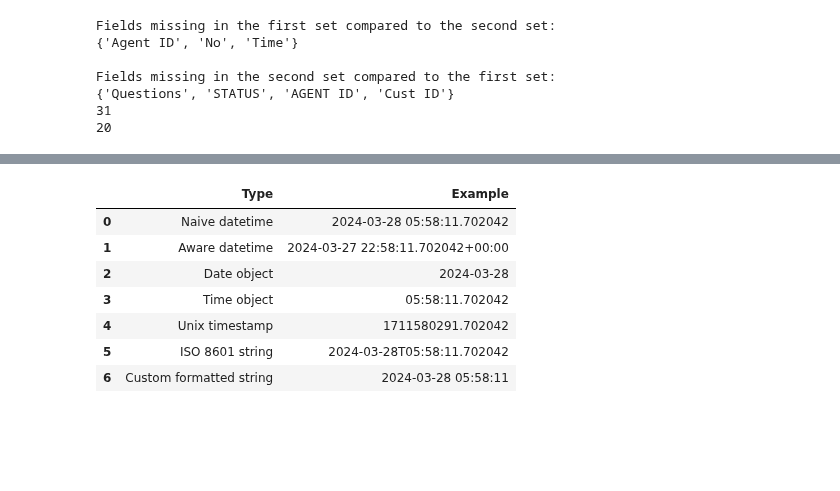
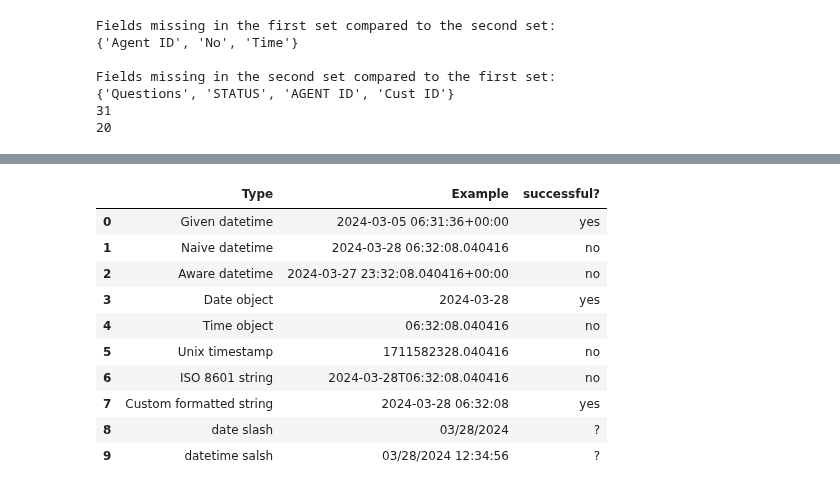
Before and after one commit to masterA88/dataquality2-new, a Jupyter notebook: Data_Quality_Tests.ipynb, the cells around one changed output, grey strips where cells are left out. Cells and saved outputs as stored; diff of their text form; code cells hidden in the pictures; blank space fills up the shorter version.

```diff
--- a/Data_Quality_Tests.ipynb
+++ b/Data_Quality_Tests.ipynb
@@ -1801,43 +1801,58 @@ print(df)
 
 [4997 rows x 15 columns]
 # %%
+#the datetime format should be "2024-03-05T06:31:36.000+0000" for date-time fields, and the time format should be "08:00:00.000Z" for time fields.
+
 import pandas as pd
 import datetime
+
+# Given datetime with Zulu time
+given_datetime = datetime.datetime.strptime("2024-03-05T06:31:36.000+0000", "%Y-%m-%dT%H:%M:%S.%f%z")
 
 # Current datetime for demonstration
 now = datetime.datetime.now()
 # Create naive and aware datetime objects
 naive_datetime = now
 aware_datetime = now.astimezone(datetime.timezone.utc)
 
 # Create a date object
 date_object = now.date()
 
 # Create a time object
 time_object = now.time()
 
 # Unix timestamp
 unix_timestamp = now.timestamp()
 
 # ISO 8601 string
 iso8601_string = now.isoformat()
 
 # Custom formatted datetime string
 custom_formatted_string = now.strftime('%Y-%m-%d %H:%M:%S')
 
+# Examples of new date types
+date_with_slashes = "03/28/2024"  # MM/DD/YYYY
+datetime_with_slashes = "03/28/2024 12:34:56"  # MM/DD/YYYY HH:MM:SS
+
 # Create a DataFrame
-datetime_df = pd.DataFrame({
-    'Type': ['Naive datetime', 'Aware datetime', 'Date object', 'Time object', 'Unix timestamp', 'ISO 8601 string', 'Custom formatted string'],
-    'Example': [naive_datetime, aware_datetime, date_object, time_object, unix_timestamp, iso8601_string, custom_formatted_string]
+df = pd.DataFrame({
+    'Type': ['Given datetime ', 'Naive datetime', 'Aware datetime', 'Date object', 'Time object', 'Unix timestamp', 'ISO 8601 string', 'Custom formatted string','date slash','datetime salsh'],
+    'Example': [given_datetime, naive_datetime, aware_datetime, date_object, time_object, unix_timestamp, iso8601_string, custom_formatted_string,date_with_slashes,datetime_with_slashes],
+    'successful?':['yes','no','no','yes','no','no','no','yes','yes','yes']
 })
 
-datetime_df
+# Save the DataFrame into a CSV file
+#df['Example'].to_csv('output.csv', index=False)  # Setting index=False to avoid writing row indices to the CSV file
+df
 # %% [output]
-|  | Type | Example |
-| 0 | Naive datetime | 2024-03-28 05:58:11.702042 |
-| 1 | Aware datetime | 2024-03-27 22:58:11.702042+00:00 |
-| 2 | Date object | 2024-03-28 |
-| 3 | Time object | 05:58:11.702042 |
-| 4 | Unix timestamp | 1711580291.702042 |
-| 5 | ISO 8601 string | 2024-03-28T05:58:11.702042 |
-| 6 | Custom formatted string | 2024-03-28 05:58:11 |
+|  | Type | Example | successful? |
+| 0 | Given datetime | 2024-03-05 06:31:36+00:00 | yes |
+| 1 | Naive datetime | 2024-03-28 06:32:08.040416 | no |
+| 2 | Aware datetime | 2024-03-27 23:32:08.040416+00:00 | no |
+| 3 | Date object | 2024-03-28 | yes |
+| 4 | Time object | 06:32:08.040416 | no |
+| 5 | Unix timestamp | 1711582328.040416 | no |
+| 6 | ISO 8601 string | 2024-03-28T06:32:08.040416 | no |
+| 7 | Custom formatted string | 2024-03-28 06:32:08 | yes |
+| 8 | date slash | 03/28/2024 | ? |
+| 9 | datetime salsh | 03/28/2024 12:34:56 | ? |
```
Also changed, not shown: parts of 1 cell of this notebook.
